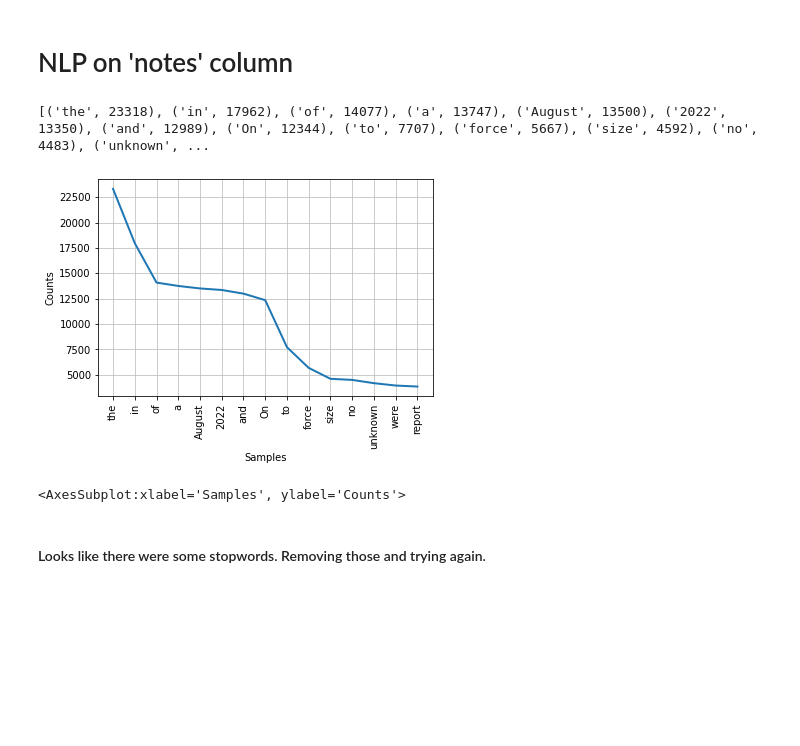
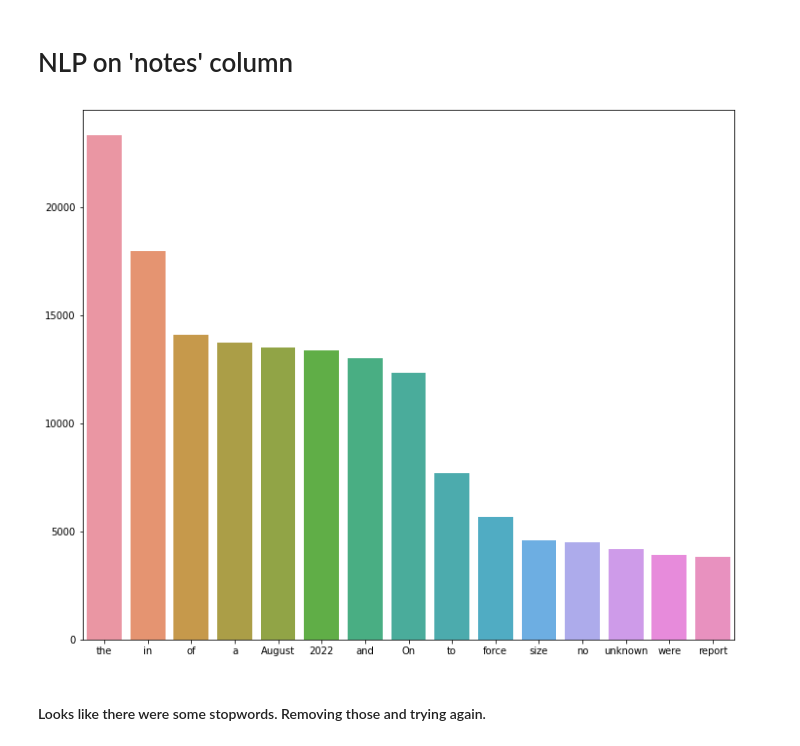
Before and after one commit to bradywilky/data_providers, a Jupyter notebook: sample_eda_sources.ipynb, the cells around one changed output. Saved outputs shown, nothing was run; the diff lists cells and outputs as text; code cells hidden in the pictures; blank space fills up the shorter version.

Commit message:
pushing most recent version of sample EDA, adding additional features and notes for next steps

```diff
--- a/sample_eda.ipynb
+++ b/sample_eda_sources.ipynb
@@ -127,12 +144,13 @@ lem_words = [lemmatizer.lemmatize(w) for w in tokens]
 dist_lem = FreqDist(lem_words)
 # %%
 # plotting most common words
-print(dist_lem.most_common(15))
-dist_lem.plot(15)
+top_common = dist_lem.most_common(15)
+pdser = pd.Series(dict(top_common))
+
+fig, ax = plt.subplots(figsize=(12,10))
+all_plot = sns.barplot(x=pdser.index, y=pdser.values)
 # %% [output]
-[('the', 23318), ('in', 17962), ('of', 14077), ('a', 13747), ('August', 13500), ('2022', 13350), ('and', 12989), ('On', 12344), ('to', 7707), ('force', 5667), ('size', 4592), ('no', 4483), ('unknown', ...
-[figure, old version]
+[figure, new version]
-<AxesSubplot:xlabel='Samples', ylabel='Counts'>
 # %% [markdown]
 #### Looks like there were some stopwords. Removing those and trying again.
 # %%
```
Also changed, not shown: parts of 6 cells of this notebook, 1 other file.
